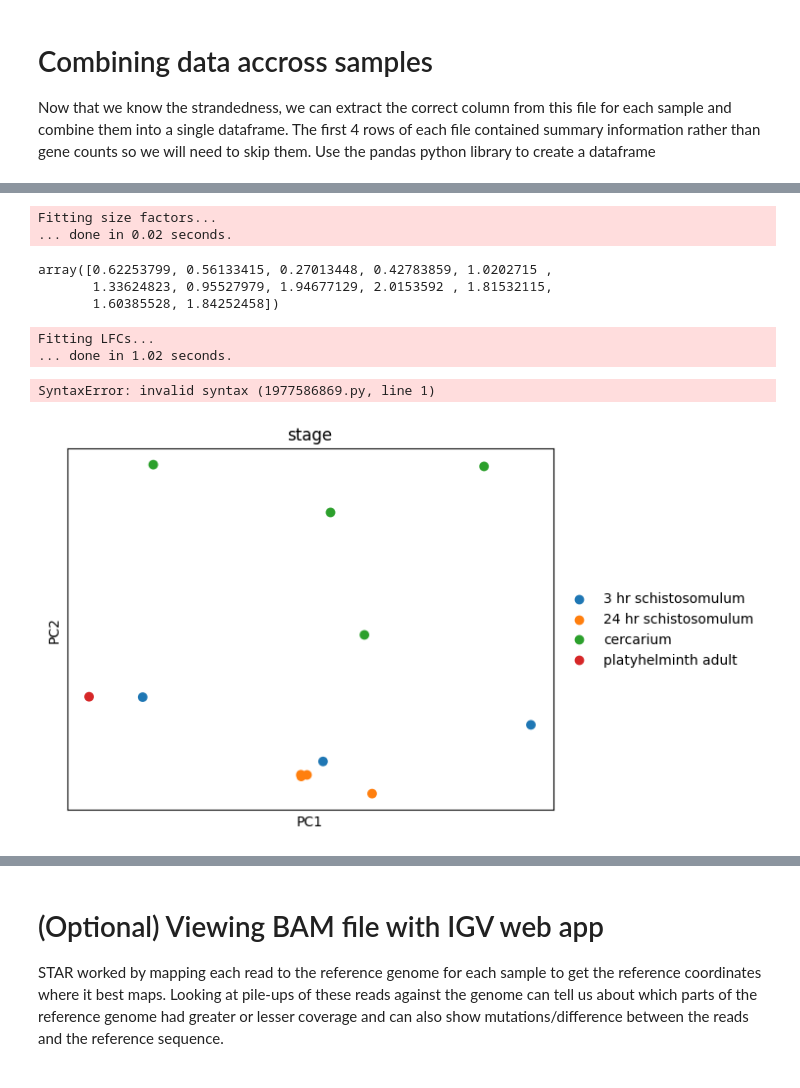
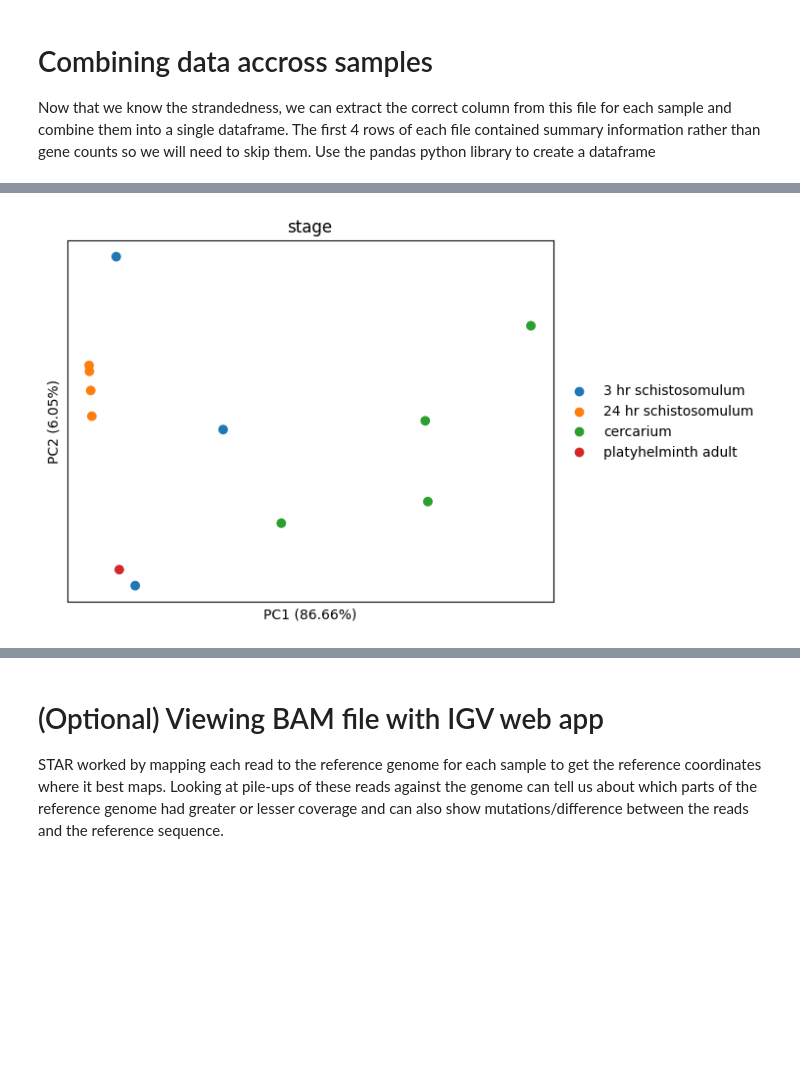
Before and after one commit to rmcolq/pathbio3, a Jupyter notebook: 2A - Quantification and PCA.ipynb, the cells around one changed output, grey strips where cells are left out. Drawn from its saved outputs; the diff is of its cells as text; code cells hidden in the pictures; blank space fills up the shorter version.

```diff
--- a/2A - Quantification and PCA.ipynb
+++ b/2A - Quantification and PCA.ipynb
@@ -210,24 +240,8 @@ dds = DeseqDataSet(
-# %%
-dds.fit_size_factors()
-dds.obsm["size_factors"]
-# %% [output]
-Fitting size factors...
-... done in 0.02 seconds.
-array([0.62253799, 0.56133415, 0.27013448, 0.42783859, 1.0202715 ,
-       1.33624823, 0.95527979, 1.94677129, 2.0153592 , 1.81532115,
-       1.60385528, 1.84252458])
-# %%
-dds.fit_LFC()
-dds.calculate_cooks()
-# %% [output]
-Fitting LFCs...
-... done in 1.02 seconds.
-# %%
-dds.
-# %% [output]
-SyntaxError: invalid syntax (1977586869.py, line 1)
 # %%
+import scanpy as sc
+
+# Use scanpy to plot the first 2 components
 sc.tl.pca(dds)
-sc.pl.pca(dds, color="stage",size=200)
+sc.pl.pca(dds, color="stage", size=200, annotate_var_explained=True)
 # %% [output]
-[figure, old version]
+[figure, new version]
```
Also changed, not shown: parts of 31 cells of this notebook, 4 other files.
